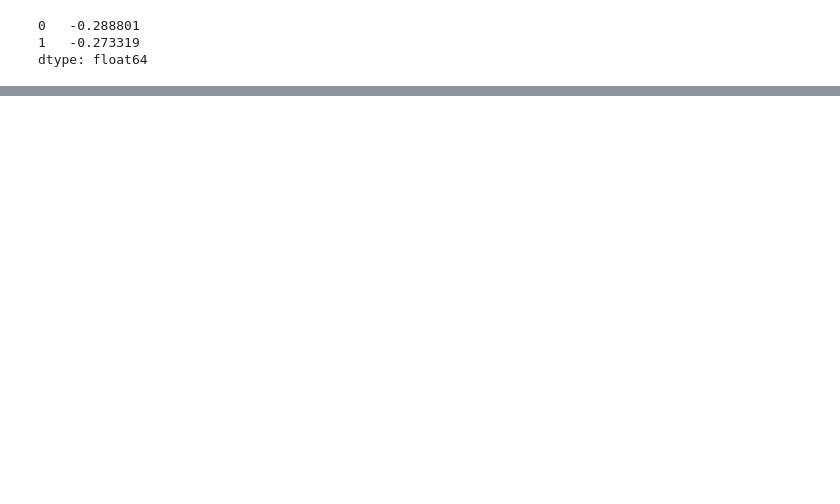
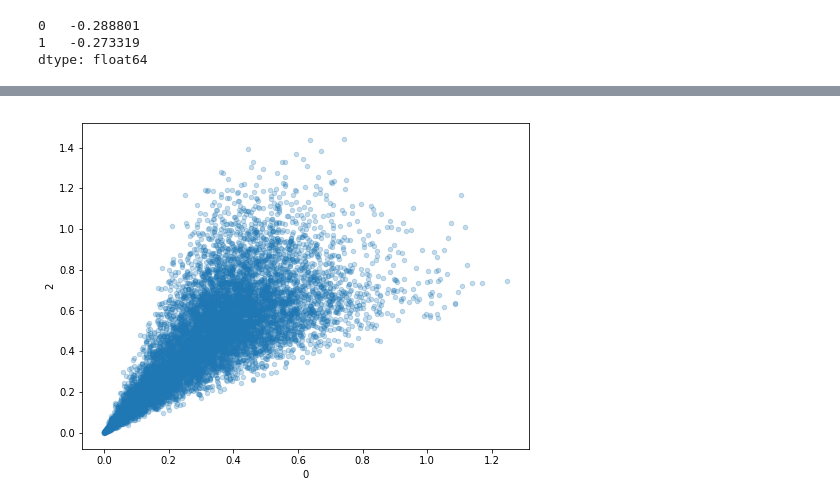
Before and after one commit to renansantosmendes/PhD_Python_2019, a Jupyter notebook: Cluster_Analysis_PhD.ipynb, the cells around one changed output, grey strips where cells are left out. Drawn from its saved outputs; the diff is of its cells as text; code cells hidden in the pictures; blank space fills up the shorter version.

```diff
--- a/Cluster_Analysis_PhD.ipynb
+++ b/Cluster_Analysis_PhD.ipynb
@@ -54,0 +109,5 @@ obj.corr(method='kendall')
+# %%
+obj.plot(x=0, y=2, kind='scatter',figsize=(8,6),alpha=0.25)
+plt.show()
+# %% [output]
+[figure, added]
```
Also changed, not shown: parts of 20 cells of this notebook.
